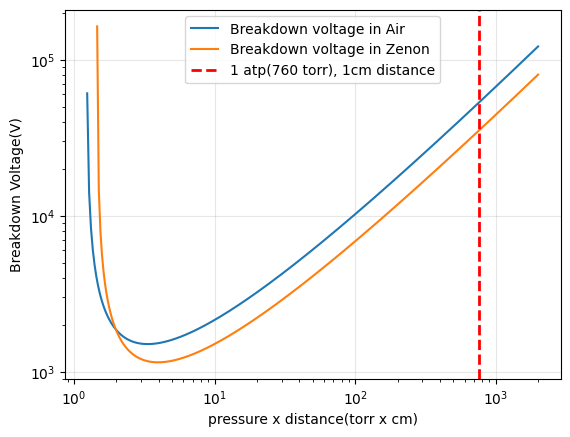
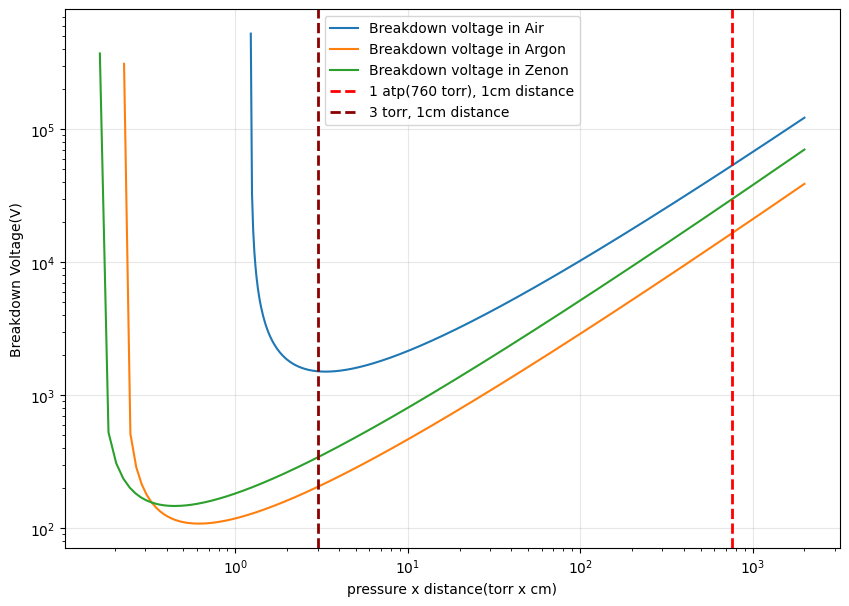
The notebook cell's code change between the first figure and the second:
--- before
+++ after
@@ -1,6 +1,9 @@
 # data from https://www-eng.lbl.gov/~shuman/XENON/REFERENCES&OTHER_MISC/paschen_report.pdf
+# gamma_se = 0.1 to 0.2 for metals,and gamma_se = 1 for some insulators. data from https://iopscience.iop.org/article/10.1088/1361-6595/ab094f/ampdf
 import math
 import numpy as np
 import matplotlib.pyplot as plt
+
+plt.figure(figsize=(10, 7))
 
 # in air
@@ -10,28 +13,36 @@
 # V / (torr * cm)
 B_air = 450
-x = np.linspace(1.24, 2000, 50000)
+x_air = np.linspace(1.23, 2000, 100000)
 # breakdown voltage in air
-V_air = B_air * x / (np.log(A_air * x) - math.log(np.log(1 + 1 / gamma_se)))
-plt.grid(True, alpha=0.3)
-plt.loglog(x, V_air, label="Breakdown voltage in Air")
-plt.ylabel("Breakdown Voltage(V)")
-plt.xlabel("pressure x distance(torr x cm)")
+V_air = B_air * x_air / (np.log(A_air * x_air) - math.log(np.log(1 + 1 / gamma_se)))
+plt.loglog(x_air, V_air, label="Breakdown voltage in Air")
+
+# in argon
+gamma_se = 0.08
+# torr^-1 cm^-1
+A_ar = 11.5
+# V / (torr * cm)
+B_ar = 176
+x_ar = np.linspace(0.22635, 2000, 100000)
+# breakdown voltage in air
+V_ar = B_ar * x_ar / (np.log(A_ar * x_ar) - math.log(np.log(1 + 1 / gamma_se)))
+plt.loglog(x_ar, V_ar, label="Breakdown voltage in Argon")
 
 # in zenon
 gamma_se = 0.02
 # torr^-1 cm^-1
-A_ze = 2.7
+A_ze = 24
 # V / (torr * cm)
-B_ze = 290
-x = np.linspace(1.46, 2000, 50000)
+B_ze = 330
+x_ze = np.linspace(0.16385, 2000, 100000)
 # breakdown voltage in air
-V_ze = B_ze * x / (np.log(A_ze * x) - math.log(np.log(1 + 1 / gamma_se)))
+V_ze = B_ze * x_ze / (np.log(A_ze * x_ze) - math.log(np.log(1 + 1 / gamma_se)))
+plt.loglog(x_ze, V_ze, label = "Breakdown voltage in Zenon")
+
 plt.grid(True, alpha=0.3)
-plt.loglog(x, V_ze, label = "Breakdown voltage in Zenon")
 plt.ylabel("Breakdown Voltage(V)")
 plt.xlabel("pressure x distance(torr x cm)")
-
-
 plt.axvline(x=760, color='red', linestyle='--', linewidth=2, label='1 atp(760 torr), 1cm distance')
+plt.axvline(x=3, color='darkred', linestyle='--', linewidth=2, label='3 torr, 1cm distance')
 plt.legend()
 

Commit: modified paschen curve variable